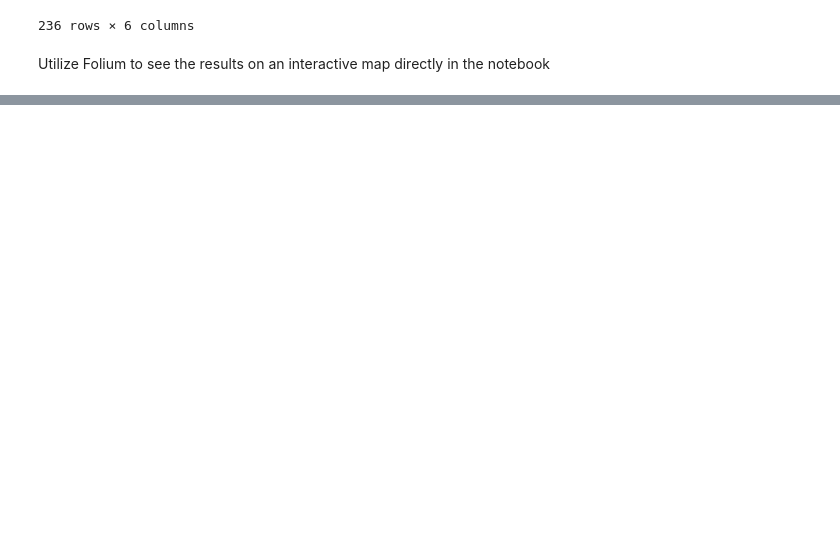
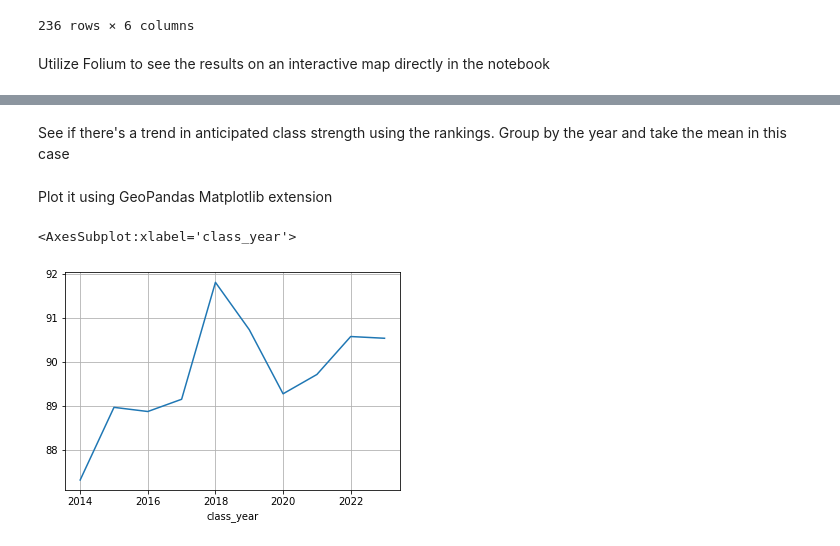
Before and after one commit to cullensmith/cullensmith.github.io, a Jupyter notebook: notebook/recruit_hometowns.ipynb, the cells around one changed output, grey strips where cells are left out. Cells and saved outputs as stored; diff of their text form; code cells hidden in the pictures; blank space fills up the shorter version.

Commit message:
updated the recruiting notebook

```diff
--- a/notebook/recruit_hometowns.ipynb
+++ b/notebook/recruit_hometowns.ipynb
@@ -83,0 +87,3 @@ for yr in range(INITIAL_CLASS,LAST_CLASS):
+# %%
+gdf = gpd.GeoDataFrame(recruits)
+gdf
@@ -86,2 +98,0 @@ Convert the dictionary of dictionaries to a dataframe. It'll come in with the in
-# %%
-gdf = gpd.GeoDataFrame(recruits).T
@@ -103,0 +99,3 @@ gdf
+# %%
+gdf = gdf.T
+gdf
@@ -141,3 +153,14 @@ gdf.explore(
     )
 # %% [output]
 [interactive output not drawn]
+# %% [markdown]
+See if there's a trend in anticipated class strength using the rankings. Group by the year and take the mean in this case
+# %%
+strength = gdf.groupby(['class_year'])['ranking'].mean()
+# %% [markdown]
+Plot it using GeoPandas Matplotlib extension
+# %%
+strength.plot(grid=True)
+# %% [output]
+<AxesSubplot:xlabel='class_year'>
+[figure, added]
```
Also changed, not shown: parts of 6 cells of this notebook.
